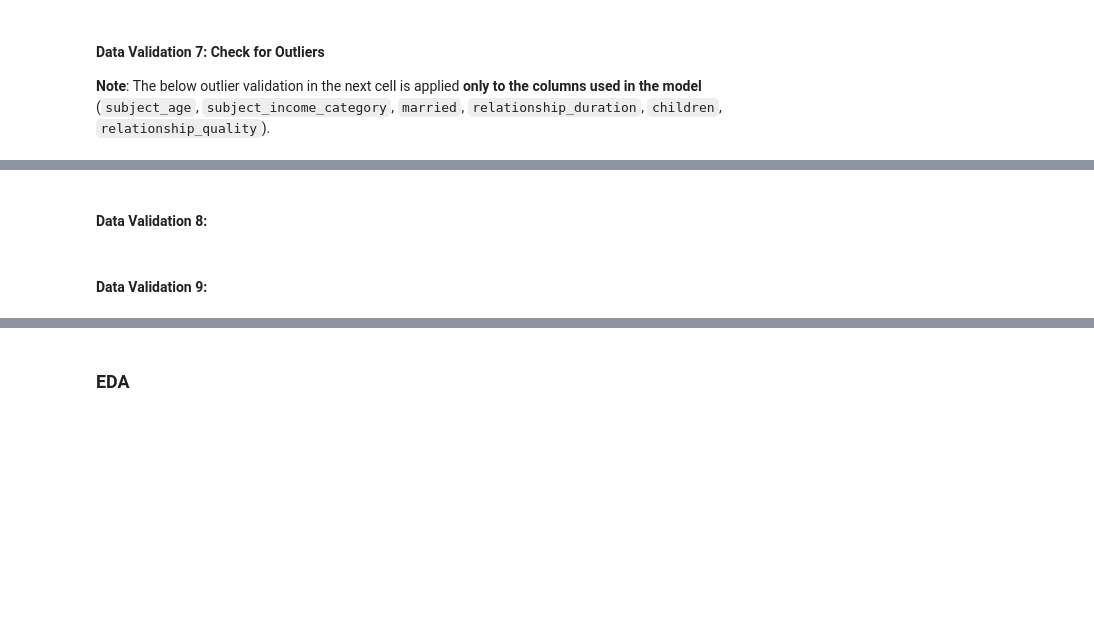
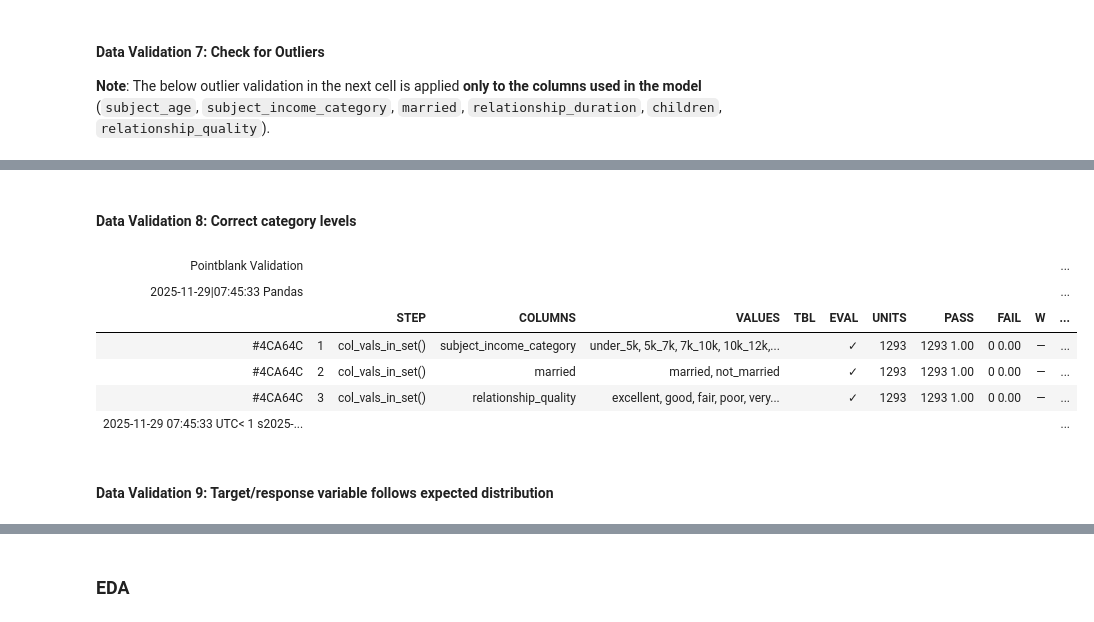
Before and after one commit to jasjotp/dsci522_group29_milestone_1, a Jupyter notebook: analysis.ipynb, the cells around one changed output, grey strips where cells are left out. Drawn from its saved outputs; the diff is of its cells as text; code cells hidden in the pictures; blank space fills up the shorter version.

```diff
--- a/analysis.ipynb
+++ b/analysis.ipynb
@@ -261,7 +244,21 @@ outlier_validation
 # %% [markdown]
-#### Data Validation 8:
+#### Data Validation 8: Correct category levels
 # %%
-#todo
+object_column_level = (pb.Validate(data = hcmst)
+                       .col_vals_in_set(columns = 'subject_income_category',
+                                        set = income_order)
+                       .col_vals_in_set(columns = 'married', set = ['married', 'not_married'])
+                       .col_vals_in_set(columns = 'relationship_quality', set = ['excellent', 'good', 'fair', 'poor', 'very_poor'])
+).interrogate()
+object_column_level
+# %% [output]
+| Pointblank Validation |  |  |  |  |  |  |  |  |  |  | ... |
+| 2025-11-29|07:45:33 Pandas |  |  |  |  |  |  |  |  |  |  | ... |
+|  |  | STEP | COLUMNS | VALUES | TBL | EVAL | UNITS | PASS | FAIL | W | ... |
+| #4CA64C | 1 | col_vals_in_set() | subject_income_category | under_5k, 5k_7k, 7k_10k, 10k_12k,... |  | ✓ | 1293 | 1293 1.00 | 0 0.00 | — | ... |
+| #4CA64C | 2 | col_vals_in_set() | married | married, not_married |  | ✓ | 1293 | 1293 1.00 | 0 0.00 | — | ... |
+| #4CA64C | 3 | col_vals_in_set() | relationship_quality | excellent, good, fair, poor, very... |  | ✓ | 1293 | 1293 1.00 | 0 0.00 | — | ... |
+| 2025-11-29 07:45:33 UTC< 1 s2025-... |  |  |  |  |  |  |  |  |  |  | ... |
 # %% [markdown]
-#### Data Validation 9:
+#### Data Validation 9: Target/response variable follows expected distribution
 # %%
```
Also changed, not shown: parts of 14 cells of this notebook.
